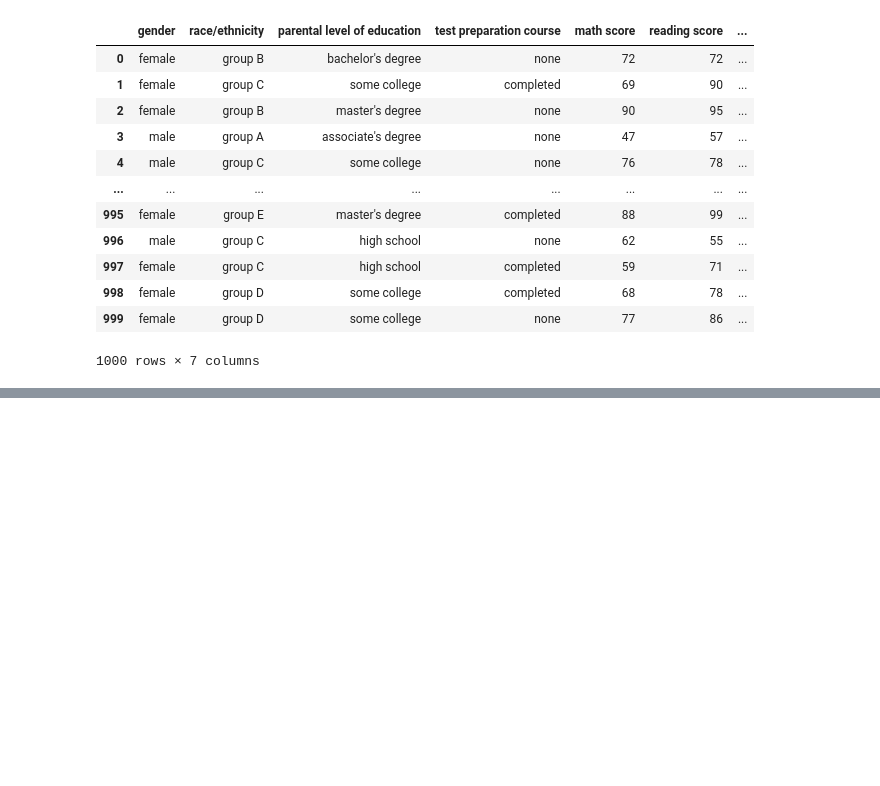
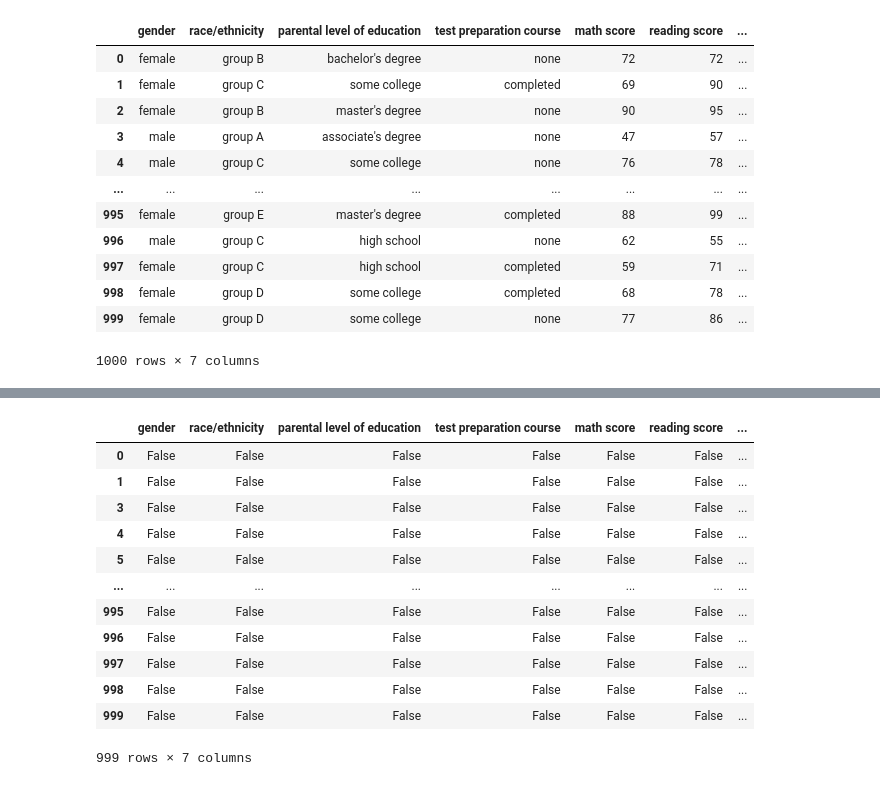
Before and after one commit to Moataz899/Data-Analysis, a Jupyter notebook: 1_Student Performance/StudentsPerformancePractice.ipynb, the cells around one changed output, grey strips where cells are left out. Saved outputs shown, nothing was run; the diff lists cells and outputs as text; code cells hidden in the pictures; blank space fills up the shorter version.

```diff
--- a/1_Student Performance/StudentsPerformancePractice.ipynb
+++ b/1_Student Performance/StudentsPerformancePractice.ipynb
@@ -195,0 +250,16 @@ memory usage: 62.6+ KB
+# %%
+df.isna()
+# %% [output]
+|  | gender | race/ethnicity | parental level of education | test preparation course | math score | reading score | ... |
+| 0 | False | False | False | False | False | False | ... |
+| 1 | False | False | False | False | False | False | ... |
+| 3 | False | False | False | False | False | False | ... |
+| 4 | False | False | False | False | False | False | ... |
+| 5 | False | False | False | False | False | False | ... |
+| ... | ... | ... | ... | ... | ... | ... | ... |
+| 995 | False | False | False | False | False | False | ... |
+| 996 | False | False | False | False | False | False | ... |
+| 997 | False | False | False | False | False | False | ... |
+| 998 | False | False | False | False | False | False | ... |
+| 999 | False | False | False | False | False | False | ... |
+999 rows × 7 columns
```
Also changed, not shown: parts of 49 cells of this notebook.
